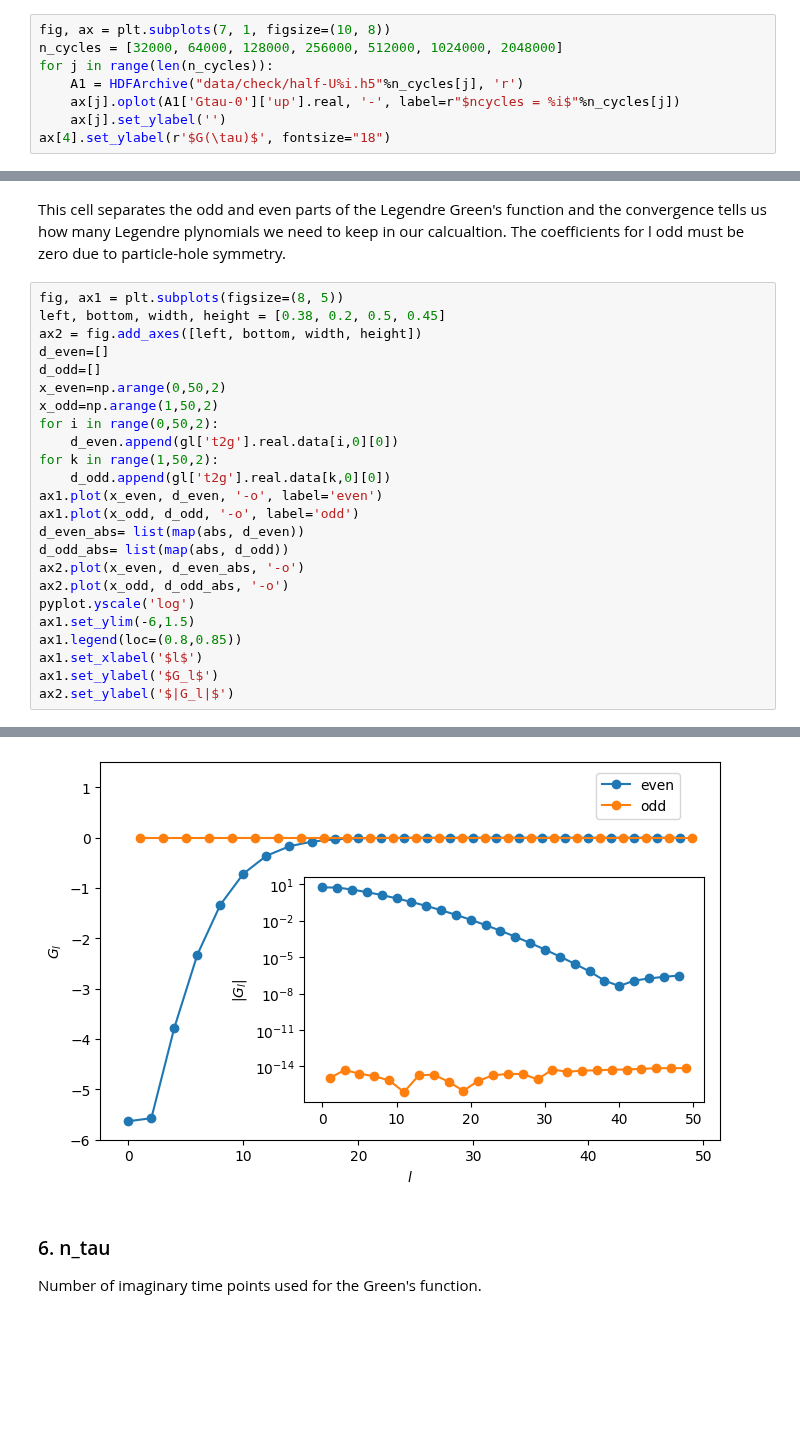
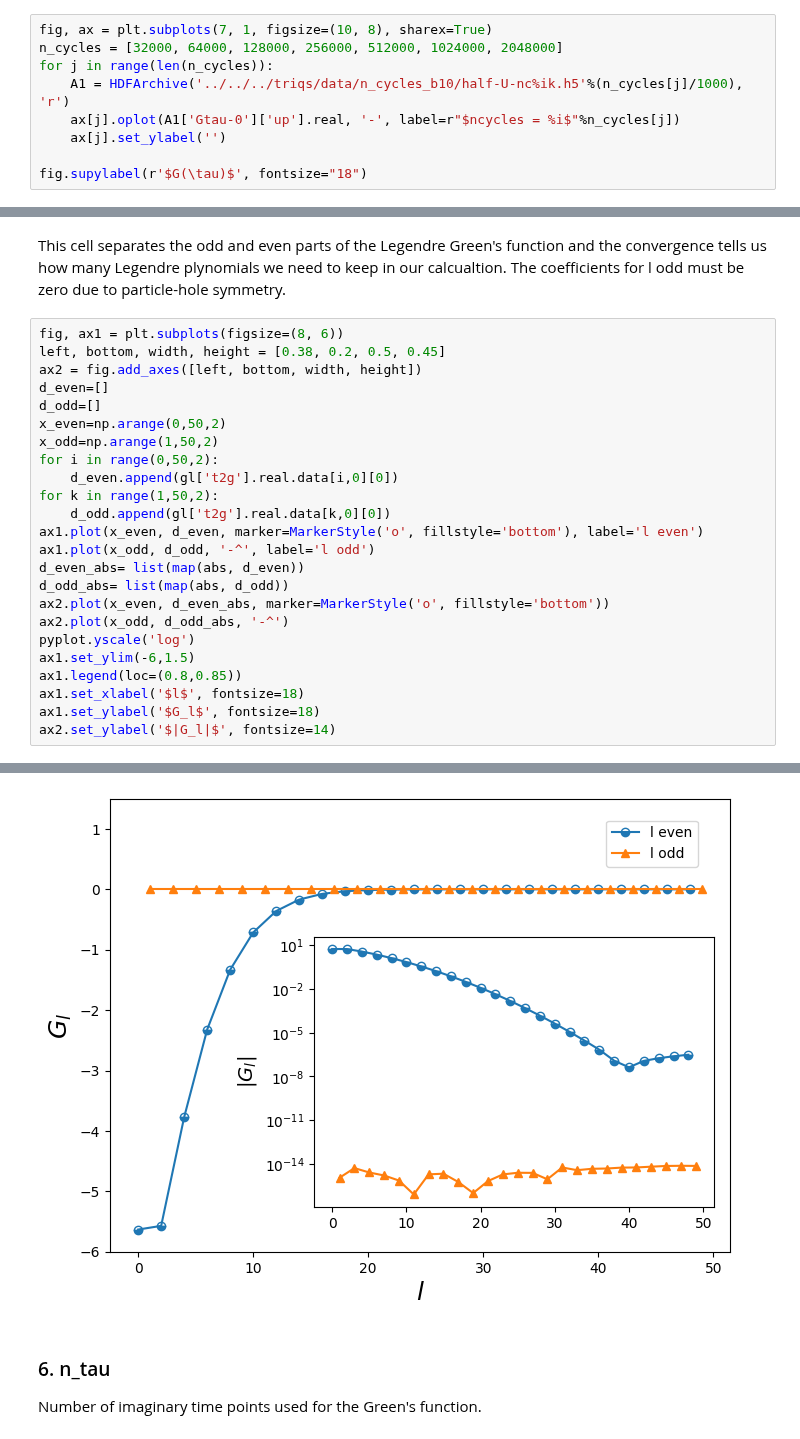
Before and after one commit to TRIQS/cthyb, a Jupyter notebook: doc/guide/cthyb_convergence_tests.ipynb, the cells around one changed output, grey strips where cells are left out. Cells and saved outputs as stored; diff of their text form; blank space fills up the shorter version.

```diff
--- a/doc/guide/cthyb_convergence_tests.ipynb
+++ b/doc/guide/cthyb_convergence_tests.ipynb
@@ -235,9 +206,10 @@ for j in range(len(n_cycles)):
 # %%
-fig, ax = plt.subplots(7, 1, figsize=(10, 8))
+fig, ax = plt.subplots(7, 1, figsize=(10, 8), sharex=True)
 n_cycles = [32000, 64000, 128000, 256000, 512000, 1024000, 2048000]
 for j in range(len(n_cycles)):
-    A1 = HDFArchive("data/check/half-U%i.h5"%n_cycles[j], 'r')
+    A1 = HDFArchive('../../../triqs/data/n_cycles_b10/half-U-nc%ik.h5'%(n_cycles[j]/1000), 'r')
     ax[j].oplot(A1['Gtau-0']['up'].real, '-', label=r"$ncycles = %i$"%n_cycles[j])
     ax[j].set_ylabel('')
-ax[4].set_ylabel(r'$G(\tau)$', fontsize="18")
+
+fig.supylabel(r'$G(\tau)$', fontsize="18")
 # %% [output]
@@ -414,32 +386,32 @@ gl = apply(gtau, order=50, G_l_cut=1e-19)
 # %% [markdown]
 This cell separates the odd and even parts of the Legendre Green's function and the convergence tells us how many Legendre plynomials we need to keep in our calcualtion. The coefficients for l odd must be zero due to particle-hole symmetry.
 # %%
-fig, ax1 = plt.subplots(figsize=(8, 5))
+fig, ax1 = plt.subplots(figsize=(8, 6))
 left, bottom, width, height = [0.38, 0.2, 0.5, 0.45]
 ax2 = fig.add_axes([left, bottom, width, height])
 d_even=[]
 d_odd=[]
 x_even=np.arange(0,50,2)
 x_odd=np.arange(1,50,2)
 for i in range(0,50,2):
     d_even.append(gl['t2g'].real.data[i,0][0])
 for k in range(1,50,2):
     d_odd.append(gl['t2g'].real.data[k,0][0])
-ax1.plot(x_even, d_even, '-o', label='even')
-ax1.plot(x_odd, d_odd, '-o', label='odd')
+ax1.plot(x_even, d_even, marker=MarkerStyle('o', fillstyle='bottom'), label='l even')
+ax1.plot(x_odd, d_odd, '-^', label='l odd')
 d_even_abs= list(map(abs, d_even))
 d_odd_abs= list(map(abs, d_odd))
-ax2.plot(x_even, d_even_abs, '-o')
-ax2.plot(x_odd, d_odd_abs, '-o')
+ax2.plot(x_even, d_even_abs, marker=MarkerStyle('o', fillstyle='bottom'))
+ax2.plot(x_odd, d_odd_abs, '-^')
 pyplot.yscale('log')
 ax1.set_ylim(-6,1.5)
 ax1.legend(loc=(0.8,0.85))
-ax1.set_xlabel('$l$')
-ax1.set_ylabel('$G_l$')
-ax2.set_ylabel('$|G_l|$')
+ax1.set_xlabel('$l$', fontsize=18)
+ax1.set_ylabel('$G_l$', fontsize=18)
+ax2.set_ylabel('$|G_l|$', fontsize=14)
 # %% [output]
 Text(0, 0.5, '$|G_l|$')
-[figure, old version]
+[figure, new version]
 # %% [markdown]
 ### 6. n_tau
 Number of imaginary time points used for the Green's function.
```
Also changed, not shown: parts of 13 cells of this notebook.
